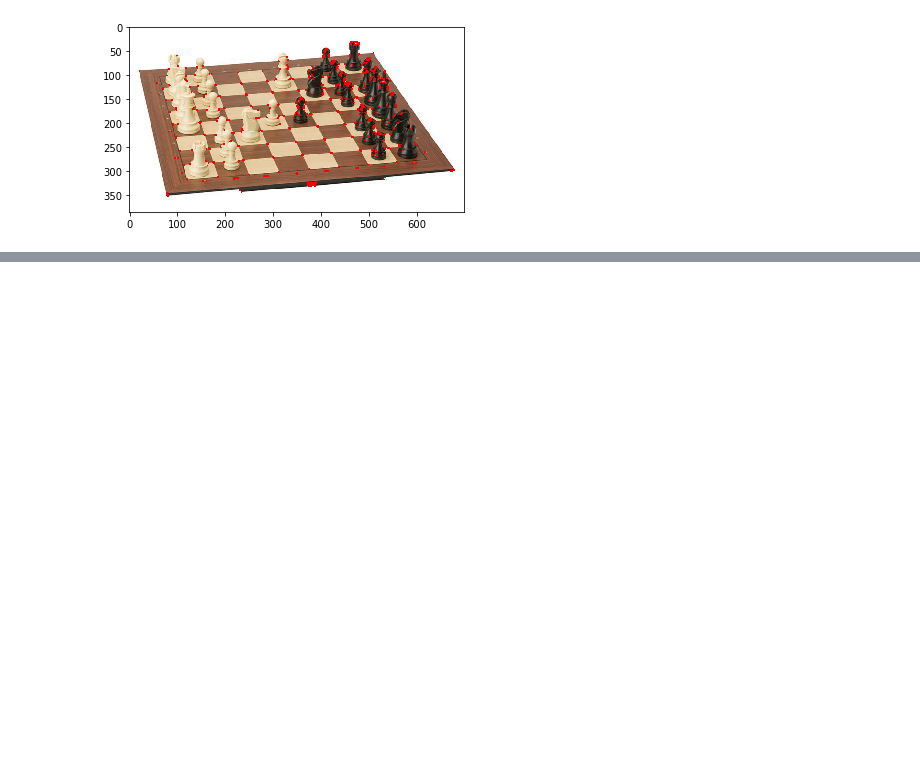
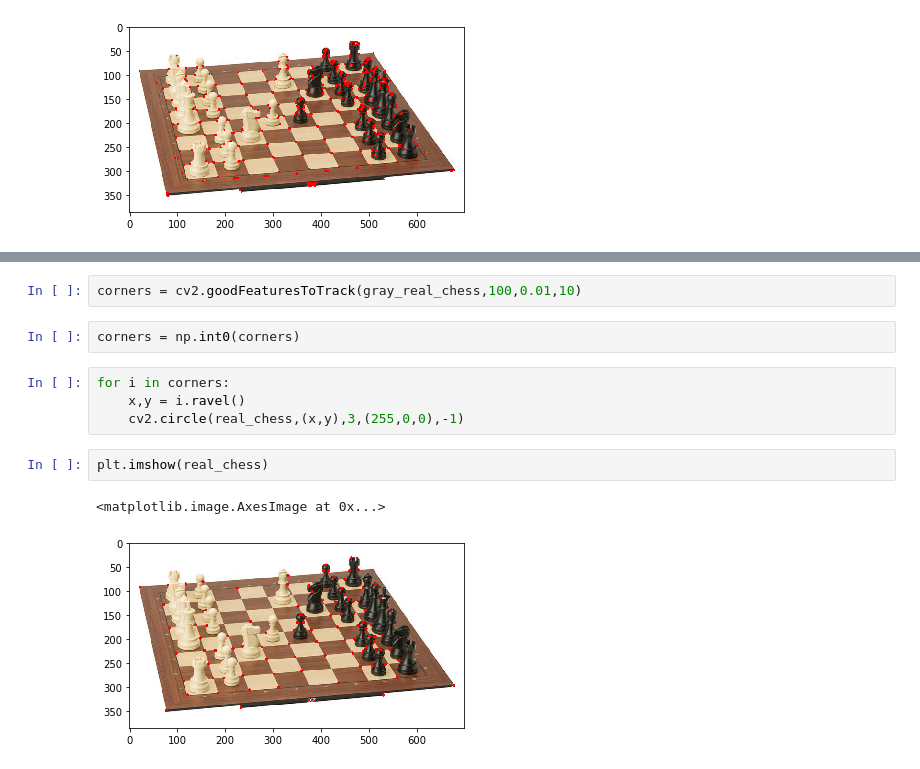
Before and after one commit to SifatIbna/openCV, a Jupyter notebook: Corner Detection.ipynb, the cells around one changed output, grey strips where cells are left out. Cells and saved outputs as stored; diff of their text form; blank space fills up the shorter version.

```diff
--- a/Corner Detection.ipynb
+++ b/Corner Detection.ipynb
@@ -71,0 +115,13 @@ plt.imshow(real_chess)
+# %%
+corners = cv2.goodFeaturesToTrack(gray_real_chess,100,0.01,10)
+# %%
+corners = np.int0(corners)
+# %%
+for i in corners:
+    x,y = i.ravel()
+    cv2.circle(real_chess,(x,y),3,(255,0,0),-1)
+# %%
+plt.imshow(real_chess)
+# %% [output]
+<matplotlib.image.AxesImage at 0x...>
+[figure, added]
```
Also changed, not shown: parts of 6 cells of this notebook.
